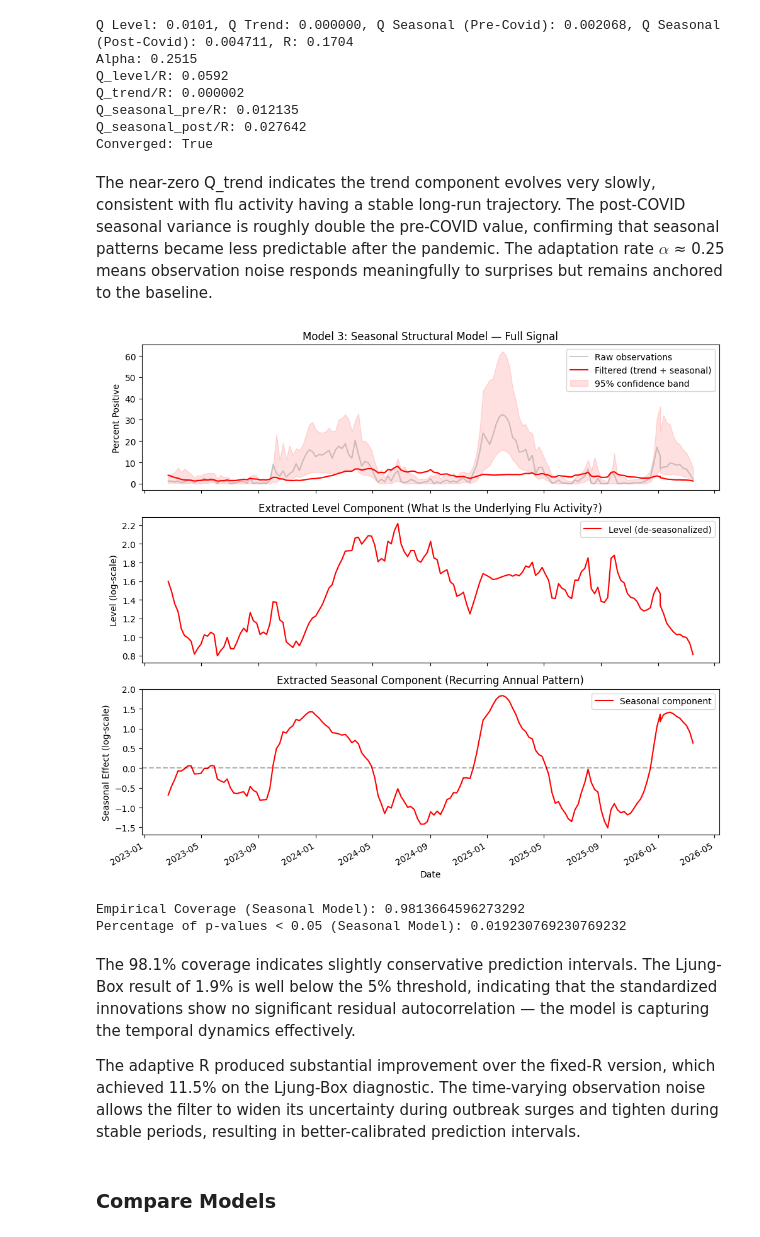
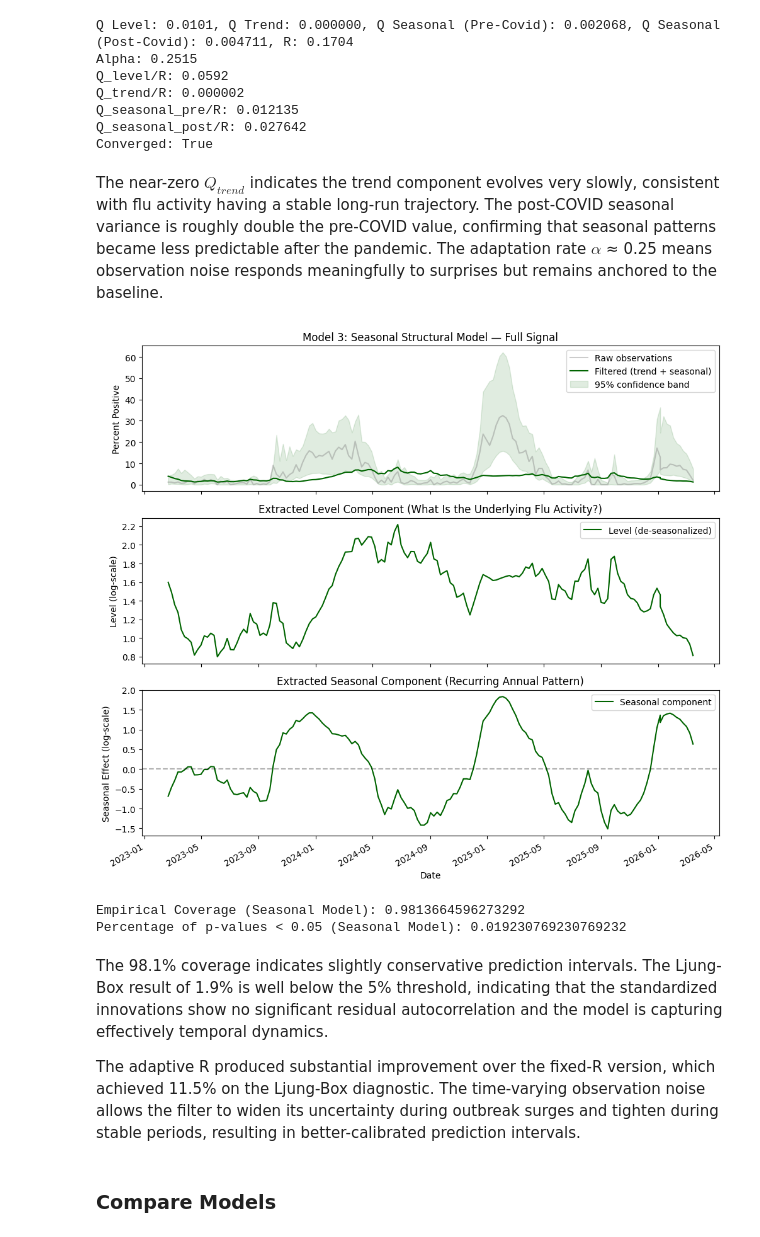
Before and after one commit to alexanderhperalta/kalman-filter, a Jupyter notebook: kalman_filter.ipynb, the cells around one changed output. Drawn from its saved outputs; the diff is of its cells as text; code cells hidden in the pictures.

```diff
--- a/kalman_filter.ipynb
+++ b/kalman_filter.ipynb
@@ -359,7 +359,7 @@ Q_seasonal_pre/R: 0.012135
 Q_seasonal_post/R: 0.027642
 Converged: True
 # %% [markdown]
-The near-zero Q_trend indicates the trend component evolves very slowly, consistent with flu activity having a stable long-run trajectory. The post-COVID seasonal variance is roughly double the pre-COVID value, confirming that seasonal patterns became less predictable after the pandemic. The adaptation rate $\alpha$ ≈ 0.25 means observation noise responds meaningfully to surprises but remains anchored to the baseline.
+The near-zero $Q_{trend}$ indicates the trend component evolves very slowly, consistent with flu activity having a stable long-run trajectory. The post-COVID seasonal variance is roughly double the pre-COVID value, confirming that seasonal patterns became less predictable after the pandemic. The adaptation rate $\alpha$ ≈ 0.25 means observation noise responds meaningfully to surprises but remains anchored to the baseline.
 # %%
 # Run filter on log-transformed test data
 test_measurements_seasonal = test['PERCENT POSITIVE'].values
@@ -383,37 +383,37 @@ test_raw = test['PERCENT POSITIVE'].values
 # %%
 fig, axs = plt.subplots(3, 1, figsize=(10, 9), sharex=True)
 
 skip = 0
 test_dates = test['DATE'].values[skip:]
 
 # Panel 1: Full filtered signal (original scale)
 axs[0].plot(test_dates, test_raw[skip:], alpha=0.4, label='Raw observations', color='gray')
-axs[0].plot(test_dates, seasonal_states[skip:], label='Filtered (trend + seasonal)', color='red')
+axs[0].plot(test_dates, seasonal_states[skip:], label='Filtered (trend + seasonal)', color='darkgreen')
 axs[0].fill_between(test_dates, seasonal_lower[skip:], seasonal_upper[skip:],
-                alpha=0.12, color='red', label='95% confidence band')
+                alpha=0.12, color='darkgreen', label='95% confidence band')
 axs[0].set_ylabel('Percent Positive')
 axs[0].set_title('Model 3: Seasonal Structural Model — Full Signal')
 axs[0].legend()
 
 # Panel 2: De-seasonalized level (log-scale)
-axs[1].plot(test_dates, seasonal_states_log[skip:], color='red', label='Level (de-seasonalized)')
+axs[1].plot(test_dates, seasonal_states_log[skip:], color='darkgreen', label='Level (de-seasonalized)')
 axs[1].set_ylabel('Level (log-scale)')
 axs[1].set_title('Extracted Level Component (What Is the Underlying Flu Activity?)')
 axs[1].legend()
 
 # Panel 3: Seasonal component (log-scale)
-axs[2].plot(test_dates, seasonal_log[skip:], color='red', label='Seasonal component')
+axs[2].plot(test_dates, seasonal_log[skip:], color='darkgreen', label='Seasonal component')
 axs[2].axhline(0, color='black', linestyle='--', alpha=0.3)
 axs[2].set_xlabel('Date')
 axs[2].set_ylabel('Seasonal Effect (log-scale)')
 axs[2].set_title('Extracted Seasonal Component (Recurring Annual Pattern)')
 axs[2].legend()
 
 fig.autofmt_xdate()
 plt.tight_layout()
 plt.show()
 # %% [output]
-[figure, old version]
+[figure, new version]
 # %%
 ca_seasonal_params = test_raw, seasonal_lower, seasonal_upper
 print(f'Empirical Coverage (Seasonal Model): {empirical_coverage(ca_seasonal_params)}')
@@ -424,7 +424,7 @@ print(f'Percentage of p-values < 0.05 (Seasonal Model): {len(ljb_seasonal[ljb_se
 Empirical Coverage (Seasonal Model): 0.9813664596273292
 Percentage of p-values < 0.05 (Seasonal Model): 0.019230769230769232
 # %% [markdown]
-The 98.1% coverage indicates slightly conservative prediction intervals. The Ljung-Box result of 1.9% is well below the 5% threshold, indicating that the standardized innovations show no significant residual autocorrelation — the model is capturing the temporal dynamics effectively.
+The 98.1% coverage indicates slightly conservative prediction intervals. The Ljung-Box result of 1.9% is well below the 5% threshold, indicating that the standardized innovations show no significant residual autocorrelation and the model is capturing effectively temporal dynamics.
 
 The adaptive R produced substantial improvement over the fixed-R version, which achieved 11.5% on the Ljung-Box diagnostic. The time-varying observation noise allows the filter to widen its uncertainty during outbreak surges and tighten during stable periods, resulting in better-calibrated prediction intervals.
 # %% [markdown]
```
Also changed, not shown: parts of 15 cells of this notebook.
